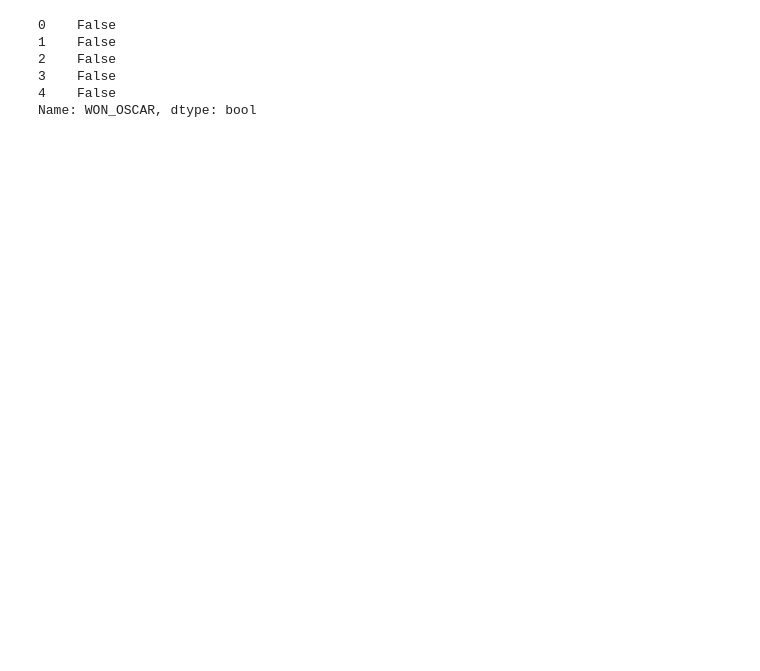
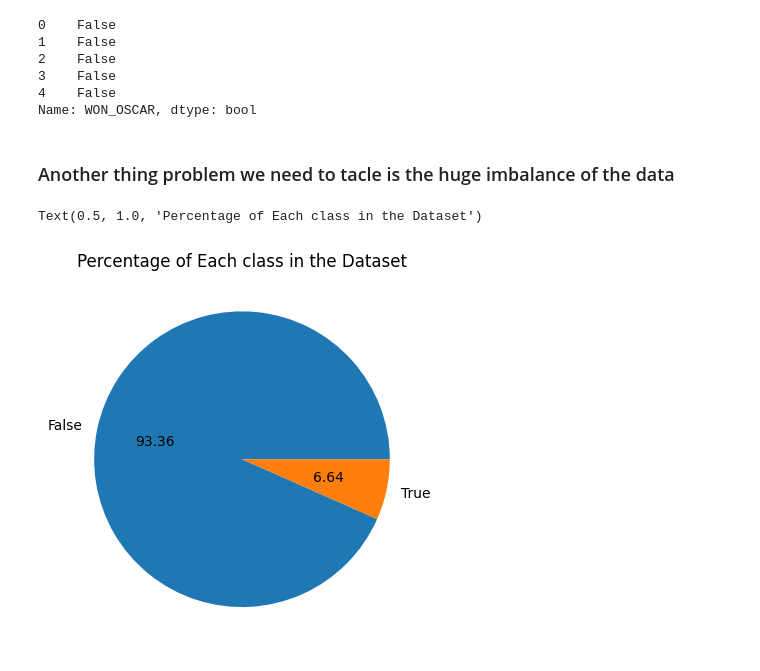
Before and after one commit to NikosGour/Data-Mining-Assignment, a Jupyter notebook: report.ipynb, the cells around one changed output. Drawn from its saved outputs; the diff is of its cells as text; code cells hidden in the pictures; blank space fills up the shorter version.

```diff
--- a/report.ipynb
+++ b/report.ipynb
@@ -804,3 +800,12 @@ y.head()
 3    False
 4    False
 Name: WON_OSCAR, dtype: bool
+# %% [markdown]
+### Another thing problem we need to tacle is the huge imbalance of the data
+# %%
+ax = y.value_counts().plot.pie(autopct='%.2f')
+ax.set_ylabel('')
+ax.set_title('Percentage of Each class in the Dataset')
+# %% [output]
+Text(0.5, 1.0, 'Percentage of Each class in the Dataset')
+[figure, added]
```
Also changed, not shown: parts of 29 cells of this notebook, 1 other file.
